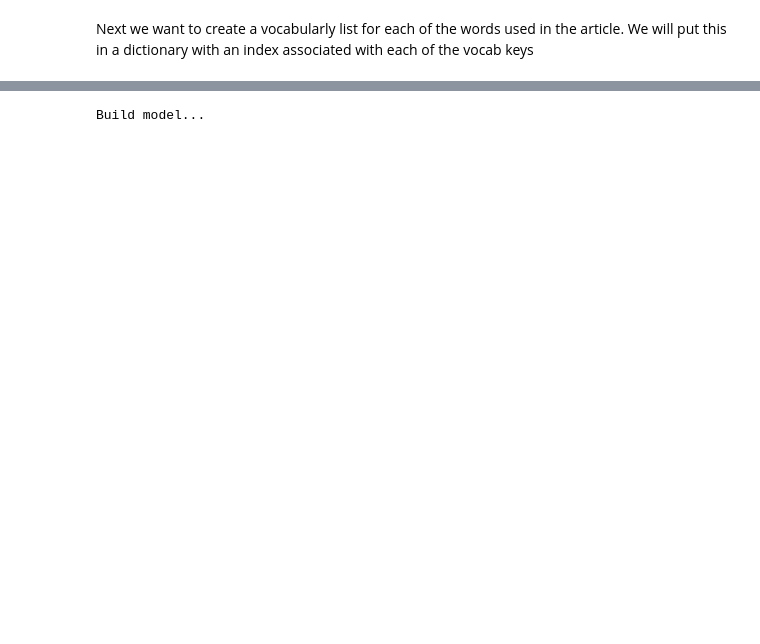
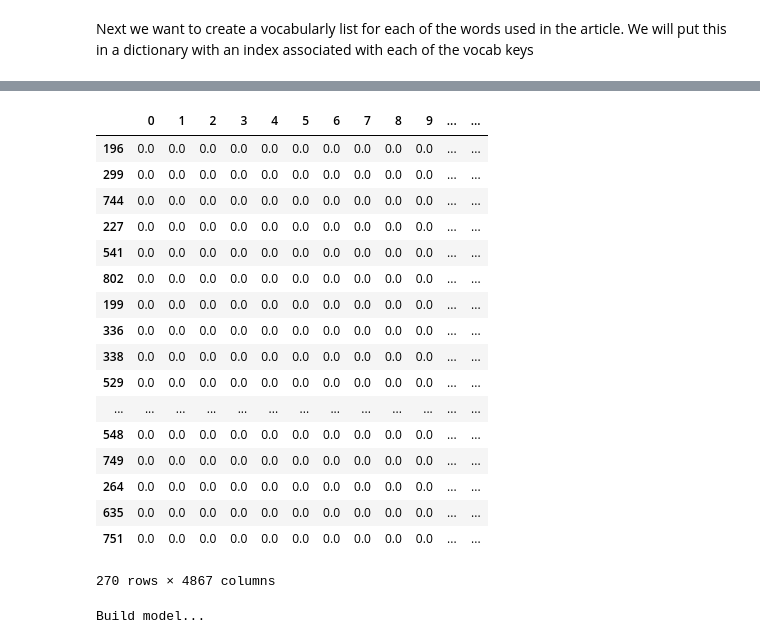
Before and after one commit to anguslin/NLP-Stock-Predictor, a Jupyter notebook: tech_companies/Tech-Company-News-Article-Analysis.ipynb, the cells around one changed output, grey strips where cells are left out. Cells and saved outputs as stored; diff of their text form; code cells hidden in the pictures; blank space fills up the shorter version.

Commit message:
Added Scraping and Machine Learning Model

```diff
--- a/tech_companies/Tech-Company-News-Article-Analysis.ipynb
+++ b/tech_companies/Tech-Company-News-Article-Analysis.ipynb
@@ -213,0 +225,22 @@ array([[ 1.634425  ,  1.77502562,  1.76497586,  1.79480739,  1.79039209,
+# %%
+df_goog.loc["2017-06-23",list(range(article_maxlen))] = list(goog_vect_verge[0][0].astype(int))
+df_goog.loc["2017-06-15",list(range(article_maxlen))] = list(goog_vect_verge[1][0].astype(int))
+df_goog.loc["2017-06-13",list(range(article_maxlen))] = list(goog_vect_verge[2][0].astype(int))
+df_goog.loc["2017-06-20",list(range(article_maxlen))] = list(goog_vect_verge[3][0].astype(int))
+df_goog.loc["2017-06-19",list(range(article_maxlen))] = list(goog_vect_verge[4][0].astype(int))
+df_goog.loc["2017-06-13",list(range(article_maxlen))] = list(goog_vect_verge[5][0].astype(int))
+df_goog.loc["2017-06-07",list(range(article_maxlen))] = list(goog_vect_verge[6][0].astype(int))
+df_goog.loc["2017-04-24",list(range(article_maxlen))] = list(goog_vect_verge[7][0].astype(int))
+df_goog.loc["2017-06-02",list(range(article_maxlen))] = list(goog_vect_verge[8][0].astype(int))
+df_goog.loc["2017-05-25",list(range(article_maxlen))] = list(goog_vect_verge[9][0].astype(int))
+df_goog.loc["2017-05-18",list(range(article_maxlen))] = list(goog_vect_verge[10][0].astype(int))
+df_goog.loc["2017-05-11",list(range(article_maxlen))] = list(goog_vect_verge[11][0].astype(int))
+df_goog.loc["2017-04-28",list(range(article_maxlen))] = list(goog_vect_verge[12][0].astype(int))
+df_goog.loc["2017-04-27",list(range(article_maxlen))] = list(goog_vect_verge[13][0].astype(int))
+df_goog.loc["2016-10-19",list(range(article_maxlen))] = list(goog_vect_verge[14][0].astype(int))
+df_goog.loc["2017-05-31",list(range(article_maxlen))] = list(goog_vect_verge[15][0].astype(int))
+df_goog.loc["2015-12-09",list(range(article_maxlen))] = list(goog_vect_verge[16][0].astype(int))
+df_goog.loc["2014-03-28",list(range(article_maxlen))] = list(goog_vect_verge[17][0].astype(int))
+df_goog.loc["2016-12-19",list(range(article_maxlen))] = list(goog_vect_verge[18][0].astype(int))
+# %%
+df_goog.fillna(method='ffill', inplace=True)
@@ -213,0 +325,6 @@ array([[ 1.634425  ,  1.77502562,  1.76497586,  1.79480739,  1.79039209,
+# %%
+df_goog.reset_index(inplace=True)
+df_amzn.reset_index(inplace=True)
+df_fb.reset_index(inplace=True)
+df_apple.reset_index(inplace=True)
+df_msft.reset_index(inplace=True)
@@ -213,0 +335,28 @@ array([[ 1.634425  ,  1.77502562,  1.76497586,  1.79480739,  1.79039209,
+# %%
+from sklearn.model_selection import train_test_split
+goog_x_train, goog_x_test, goog_y_train, goog_y_test = train_test_split(df_goog.drop(["Date", "Perc_Change_1d"], axis=1), df_goog["Perc_Change_1d"], test_size=0.33, random_state=42)
+amzn_x_train, amzn_x_test, amzn_y_train, amzn_y_test = train_test_split(df_amzn.drop(["Date", "Perc_Change_1d"], axis=1), df_amzn["Perc_Change_1d"], test_size=0.33, random_state=42)
+fb_x_train, fb_x_test, fb_y_train, fb_y_test = train_test_split(df_fb.drop(["Date", "Perc_Change_1d"], axis=1), df_fb["Perc_Change_1d"], test_size=0.33, random_state=42)
+apple_x_train, apple_x_test, apple_y_train, apple_y_test = train_test_split(df_apple.drop(["Date", "Perc_Change_1d"], axis=1), df_apple["Perc_Change_1d"], test_size=0.33, random_state=42)
+msft_x_train, msft_x_test, msft_y_train, msft_y_test = train_test_split(df_msft.drop(["Date", "Perc_Change_1d"], axis=1), df_msft["Perc_Change_1d"], test_size=0.33, random_state=42)
+# %%
+goog_x_test.iloc[:,7:]
+# %% [output]
+|  | 0 | 1 | 2 | 3 | 4 | 5 | 6 | 7 | 8 | 9 | ... | ... |
+| 196 | 0.0 | 0.0 | 0.0 | 0.0 | 0.0 | 0.0 | 0.0 | 0.0 | 0.0 | 0.0 | ... | ... |
+| 299 | 0.0 | 0.0 | 0.0 | 0.0 | 0.0 | 0.0 | 0.0 | 0.0 | 0.0 | 0.0 | ... | ... |
+| 744 | 0.0 | 0.0 | 0.0 | 0.0 | 0.0 | 0.0 | 0.0 | 0.0 | 0.0 | 0.0 | ... | ... |
+| 227 | 0.0 | 0.0 | 0.0 | 0.0 | 0.0 | 0.0 | 0.0 | 0.0 | 0.0 | 0.0 | ... | ... |
+| 541 | 0.0 | 0.0 | 0.0 | 0.0 | 0.0 | 0.0 | 0.0 | 0.0 | 0.0 | 0.0 | ... | ... |
+| 802 | 0.0 | 0.0 | 0.0 | 0.0 | 0.0 | 0.0 | 0.0 | 0.0 | 0.0 | 0.0 | ... | ... |
+| 199 | 0.0 | 0.0 | 0.0 | 0.0 | 0.0 | 0.0 | 0.0 | 0.0 | 0.0 | 0.0 | ... | ... |
+| 336 | 0.0 | 0.0 | 0.0 | 0.0 | 0.0 | 0.0 | 0.0 | 0.0 | 0.0 | 0.0 | ... | ... |
+| 338 | 0.0 | 0.0 | 0.0 | 0.0 | 0.0 | 0.0 | 0.0 | 0.0 | 0.0 | 0.0 | ... | ... |
+| 529 | 0.0 | 0.0 | 0.0 | 0.0 | 0.0 | 0.0 | 0.0 | 0.0 | 0.0 | 0.0 | ... | ... |
+| ... | ... | ... | ... | ... | ... | ... | ... | ... | ... | ... | ... | ... |
+| 548 | 0.0 | 0.0 | 0.0 | 0.0 | 0.0 | 0.0 | 0.0 | 0.0 | 0.0 | 0.0 | ... | ... |
+| 749 | 0.0 | 0.0 | 0.0 | 0.0 | 0.0 | 0.0 | 0.0 | 0.0 | 0.0 | 0.0 | ... | ... |
+| 264 | 0.0 | 0.0 | 0.0 | 0.0 | 0.0 | 0.0 | 0.0 | 0.0 | 0.0 | 0.0 | ... | ... |
+| 635 | 0.0 | 0.0 | 0.0 | 0.0 | 0.0 | 0.0 | 0.0 | 0.0 | 0.0 | 0.0 | ... | ... |
+| 751 | 0.0 | 0.0 | 0.0 | 0.0 | 0.0 | 0.0 | 0.0 | 0.0 | 0.0 | 0.0 | ... | ... |
+270 rows × 4867 columns
```
Also changed, not shown: parts of 73 cells of this notebook, 20 other files.
